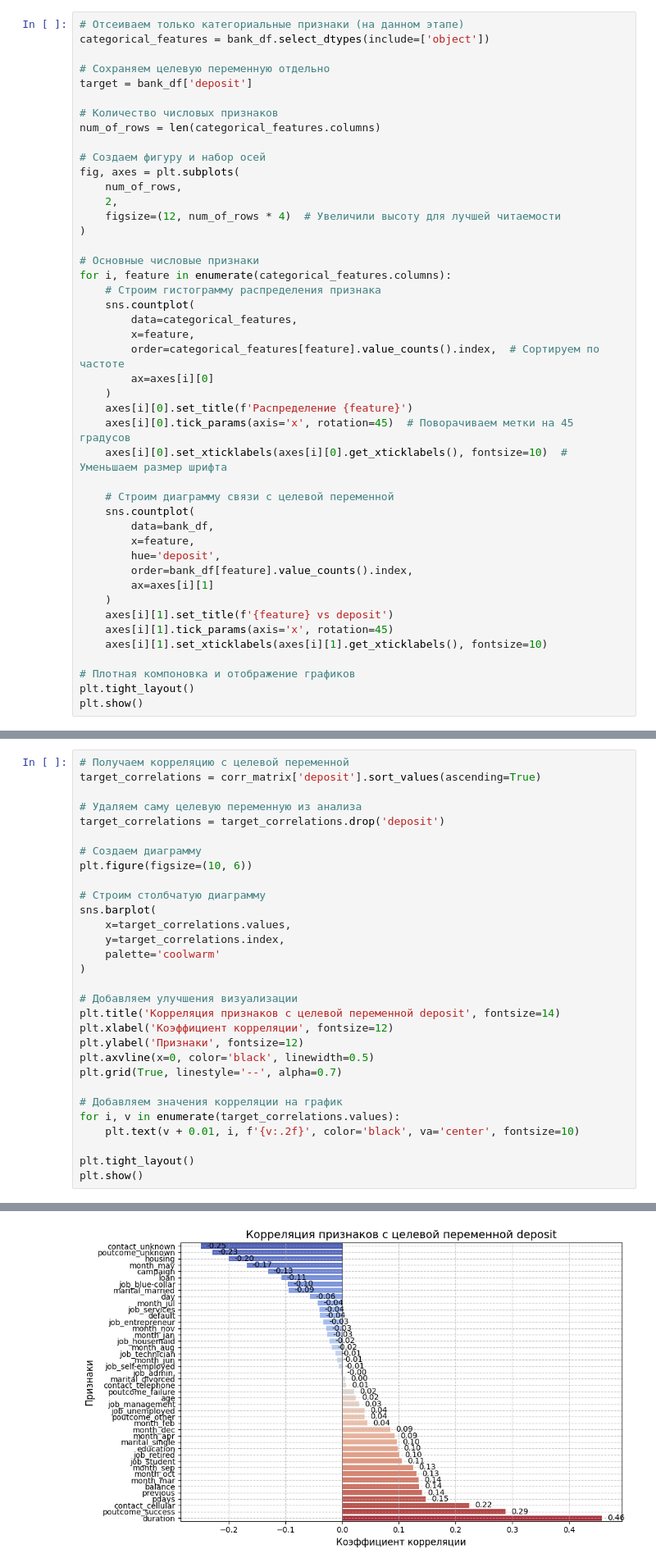
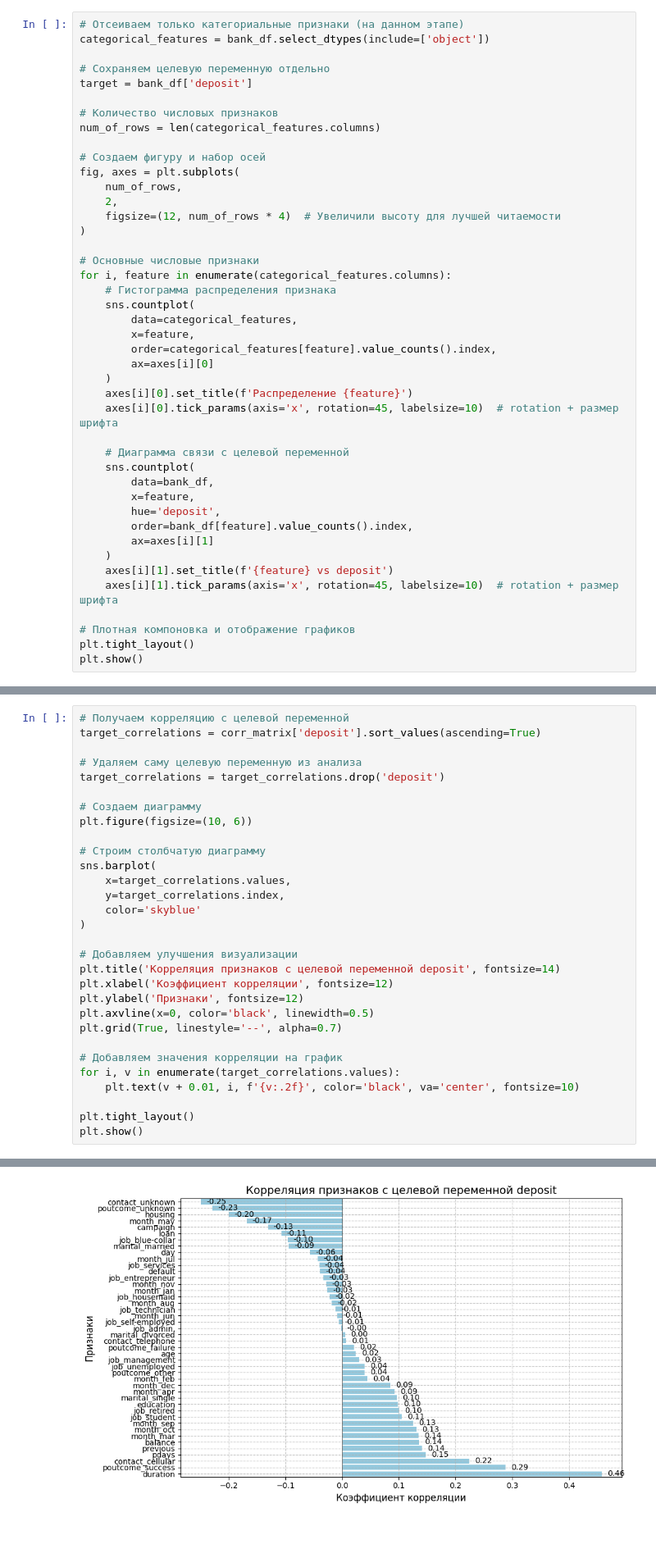
Before and after one commit to AlexanderMeshchaninov/Banking_ML_Project, a Jupyter notebook: Project.ipynb, the cells around one changed output, grey strips where cells are left out. Shown at 82% size. Cells and saved outputs as stored; diff of their text form; blank space fills up the shorter version.

```diff
--- a/Project.ipynb
+++ b/Project.ipynb
@@ -532,18 +531,17 @@ fig, axes = plt.subplots(
 
 # Основные числовые признаки
 for i, feature in enumerate(categorical_features.columns):
-    # Строим гистограмму распределения признака
+    # Гистограмма распределения признака
     sns.countplot(
         data=categorical_features,
         x=feature,
-        order=categorical_features[feature].value_counts().index,  # Сортируем по частоте
+        order=categorical_features[feature].value_counts().index,
         ax=axes[i][0]
     )
     axes[i][0].set_title(f'Распределение {feature}')
-    axes[i][0].tick_params(axis='x', rotation=45)  # Поворачиваем метки на 45 градусов
-    axes[i][0].set_xticklabels(axes[i][0].get_xticklabels(), fontsize=10)  # Уменьшаем размер шрифта
+    axes[i][0].tick_params(axis='x', rotation=45, labelsize=10)  # rotation + размер шрифта
 
-    # Строим диаграмму связи с целевой переменной
+    # Диаграмма связи с целевой переменной
     sns.countplot(
         data=bank_df,
         x=feature,
@@ -552,8 +550,7 @@ for i, feature in enumerate(categorical_features.columns):
         ax=axes[i][1]
     )
     axes[i][1].set_title(f'{feature} vs deposit')
-    axes[i][1].tick_params(axis='x', rotation=45)
-    axes[i][1].set_xticklabels(axes[i][1].get_xticklabels(), fontsize=10)
+    axes[i][1].tick_params(axis='x', rotation=45, labelsize=10)  # rotation + размер шрифта
 
 # Плотная компоновка и отображение графиков
 plt.tight_layout()
@@ -1076,7 +1073,7 @@ plt.figure(figsize=(10, 6))
 sns.barplot(
     x=target_correlations.values,
     y=target_correlations.index,
-    palette='coolwarm'
+    color='skyblue'
 )
 
 # Добавляем улучшения визуализации
@@ -1099,4 +1093,4 @@ Passing `palette` without assigning `hue` is deprecated and will be removed in v
-[figure, old version]
+[figure, new version]
 # %% [markdown]
 # Вывод:
 
```
Also changed, not shown: parts of 9 cells of this notebook, 7 other files.
